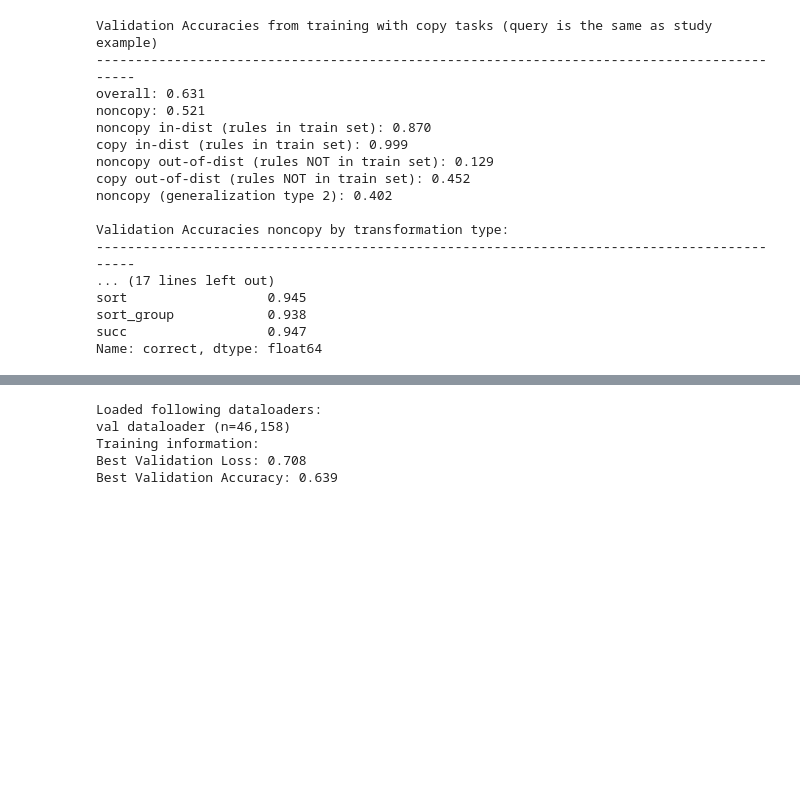
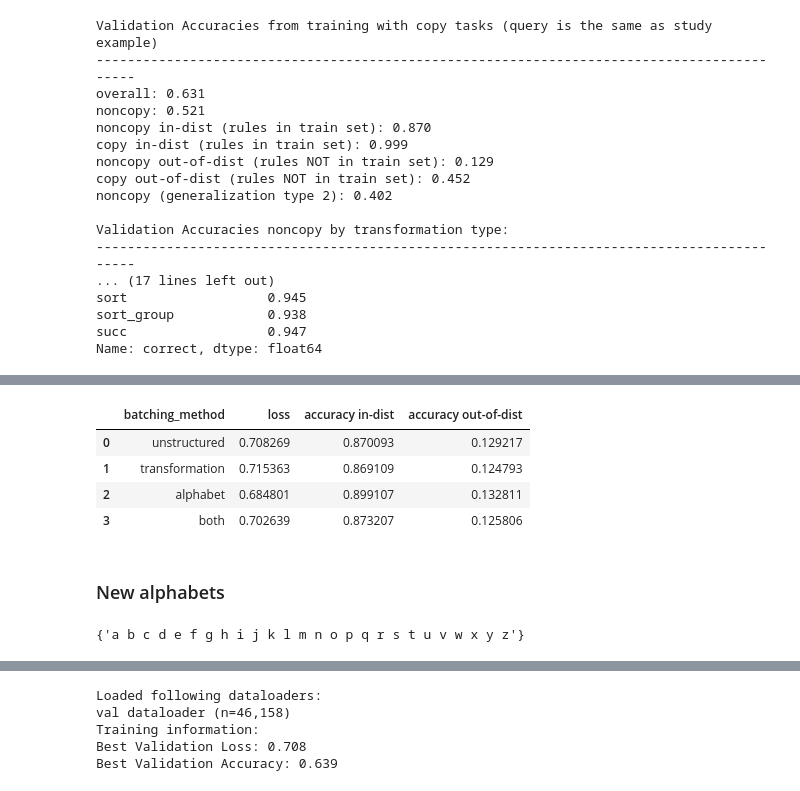
Before and after one commit to philipp-hellwig/MLC-letter-string-analogies, a Jupyter notebook: analyses/copy_incl_fixed_gen.ipynb, the cells around one changed output, grey strips where cells are left out. Drawn from its saved outputs; the diff is of its cells as text; code cells hidden in the pictures; blank space fills up the shorter version.

```diff
--- a/analyses/copy_incl_fixed_gen.ipynb
+++ b/analyses/copy_incl_fixed_gen.ipynb
@@ -172,0 +147,12 @@ Name: correct, dtype: float64
+# %%
+df_noncopy = pd.DataFrame(columns=["batching_method", "loss", "accuracy in-dist", "accuracy out-of-dist"])
+val_un = unstructured.load_dataloaders(f"../{unstructured.train_config.dir_data}", use_datasets=["val"], val_batch_size=10_000)[0]
+for i, cp in enumerate(all_training_runs):
+    model = cp.load_model()
+    pred = analysis_utils.predict_dataset(val_un, model, alternative_rule_errors=False)
+
+    pred_noncopy = pred[~pred["copy"]]
+    pred_copy = pred[pred["copy"]]
+    val_acc_in = np.mean(pred_noncopy[pred_noncopy.distribution == "in"]["correct"])
+    val_acc_out_of = np.mean(pred_noncopy[pred_noncopy.distribution == "out-of"]["correct"])
+    df_noncopy.loc[i,:] = [cp.train_config.batching_method, cp.best_val_loss, val_acc_in, val_acc_out_of]
@@ -172,0 +214,8 @@ Name: correct, dtype: float64
+# %%
+df_noncopy
+# %% [output]
+|  | batching_method | loss | accuracy in-dist | accuracy out-of-dist |
+| 0 | unstructured | 0.708269 | 0.870093 | 0.129217 |
+| 1 | transformation | 0.715363 | 0.869109 | 0.124793 |
+| 2 | alphabet | 0.684801 | 0.899107 | 0.132811 |
+| 3 | both | 0.702639 | 0.873207 | 0.125806 |
@@ -172,0 +224,9 @@ Name: correct, dtype: float64
+# %% [markdown]
+### New alphabets
+# %%
+new_alphs = pd.read_csv("../data/all_transformations_study1_new_alphabets/test.csv")
+old_alphs = pd.DataFrame(val_un.dataset.data)
+# check whether there is alphabet overlap
+set(new_alphs.alphabet.unique()) & set(old_alphs.alphabet.unique())
+# %% [output]
+{'a b c d e f g h i j k l m n o p q r s t u v w x y z'}
```
Also changed, not shown: parts of 12 cells of this notebook, 9 other files.
